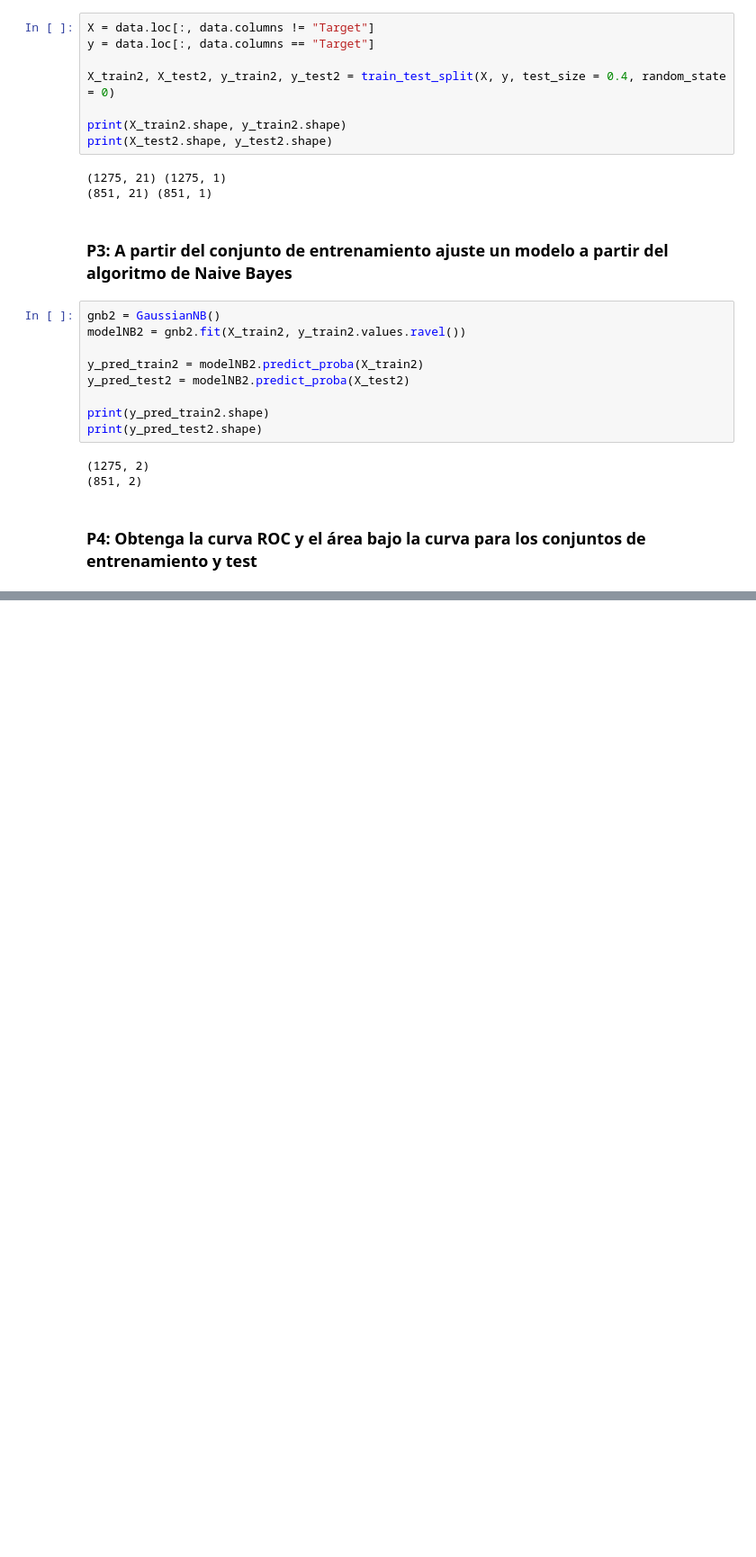
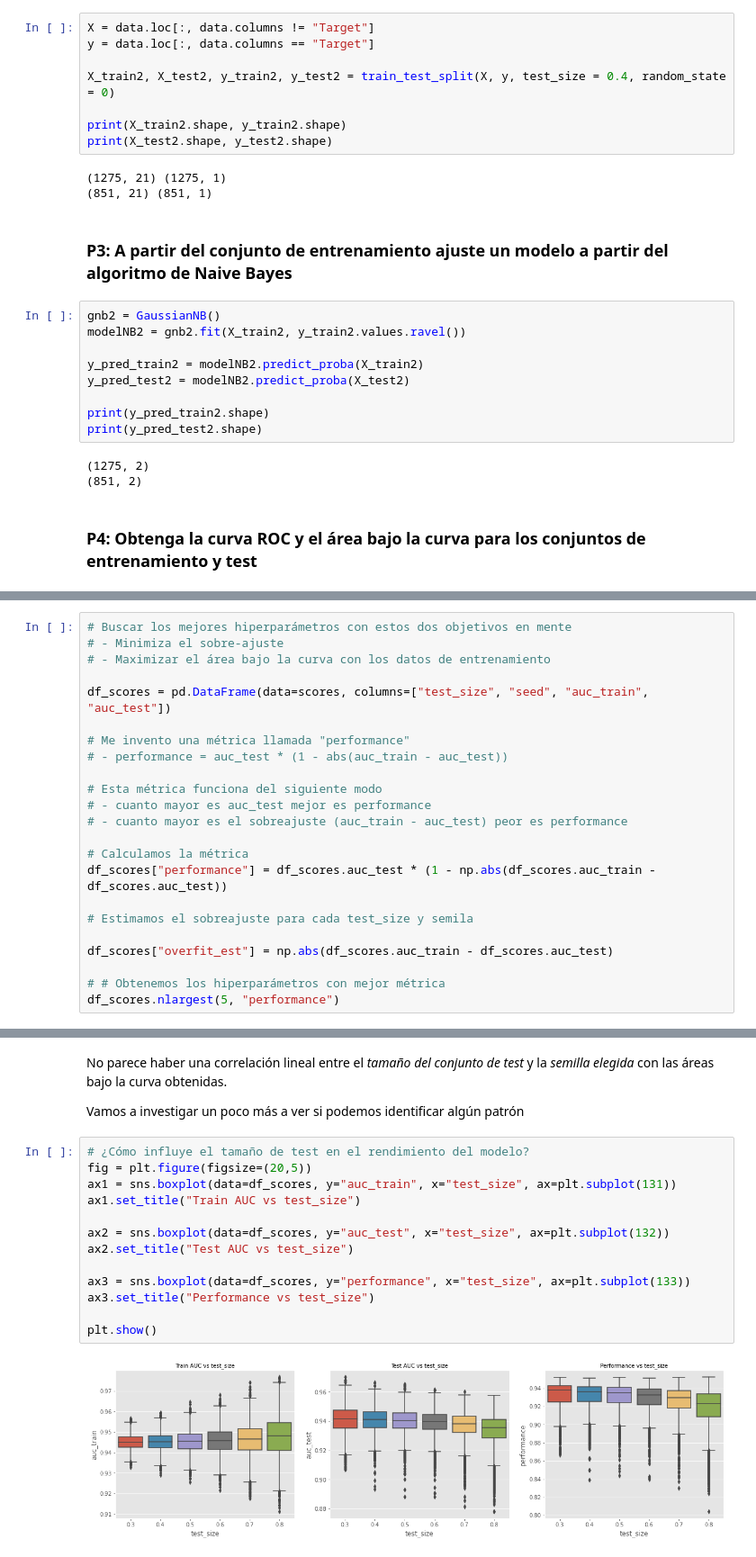
Before and after one commit to tuxsy/iebs-master-data-science, a Jupyter notebook: m04/c2/sprint/SaludFeto_AlgoritmoNaiveBayes.ipynb, the cells around one changed output, grey strips where cells are left out. Shown at 90% size. Drawn from its saved outputs; the diff is of its cells as text; blank space fills up the shorter version.

```diff
--- a/m04/c2/sprint/SaludFeto_AlgoritmoNaiveBayes.ipynb
+++ b/m04/c2/sprint/SaludFeto_AlgoritmoNaiveBayes.ipynb
@@ -424,0 +442,23 @@ plot_ROC(y_train2, y_test2, y_pred_train2, y_pred_test2)
+# %%
+# Buscar los mejores hiperparámetros con estos dos objetivos en mente
+# - Minimiza el sobre-ajuste
+# - Maximizar el área bajo la curva con los datos de entrenamiento
+
+df_scores = pd.DataFrame(data=scores, columns=["test_size", "seed", "auc_train", "auc_test"])
+
+# Me invento una métrica llamada "performance"
+# - performance = auc_test * (1 - abs(auc_train - auc_test))
+
+# Esta métrica funciona del siguiente modo
+# - cuanto mayor es auc_test mejor es performance
+# - cuanto mayor es el sobreajuste (auc_train - auc_test) peor es performance
+
+# Calculamos la métrica
+df_scores["performance"] = df_scores.auc_test * (1 - np.abs(df_scores.auc_train - df_scores.auc_test))
+
+# Estimamos el sobreajuste para cada test_size y semila
+
+df_scores["overfit_est"] = np.abs(df_scores.auc_train - df_scores.auc_test)
+
+# # Obtenemos los hiperparámetros con mejor métrica
+df_scores.nlargest(5, "performance")
@@ -424,0 +497,19 @@ plot_ROC(y_train2, y_test2, y_pred_train2, y_pred_test2)
+# %% [markdown]
+No parece haber una correlación lineal entre el *tamaño del conjunto de test* y la *semilla elegida* con las áreas bajo la curva obtenidas.
+
+Vamos a investigar un poco más a ver si podemos identificar algún patrón
+# %%
+# ¿Cómo influye el tamaño de test en el rendimiento del modelo?
+fig = plt.figure(figsize=(20,5))
+ax1 = sns.boxplot(data=df_scores, y="auc_train", x="test_size", ax=plt.subplot(131))
+ax1.set_title("Train AUC vs test_size")
+
+ax2 = sns.boxplot(data=df_scores, y="auc_test", x="test_size", ax=plt.subplot(132))
+ax2.set_title("Test AUC vs test_size")
+
+ax3 = sns.boxplot(data=df_scores, y="performance", x="test_size", ax=plt.subplot(133))
+ax3.set_title("Performance vs test_size")
+
+plt.show()
+# %% [output]
+[figure, added]
```
Also changed, not shown: parts of 18 cells of this notebook.
